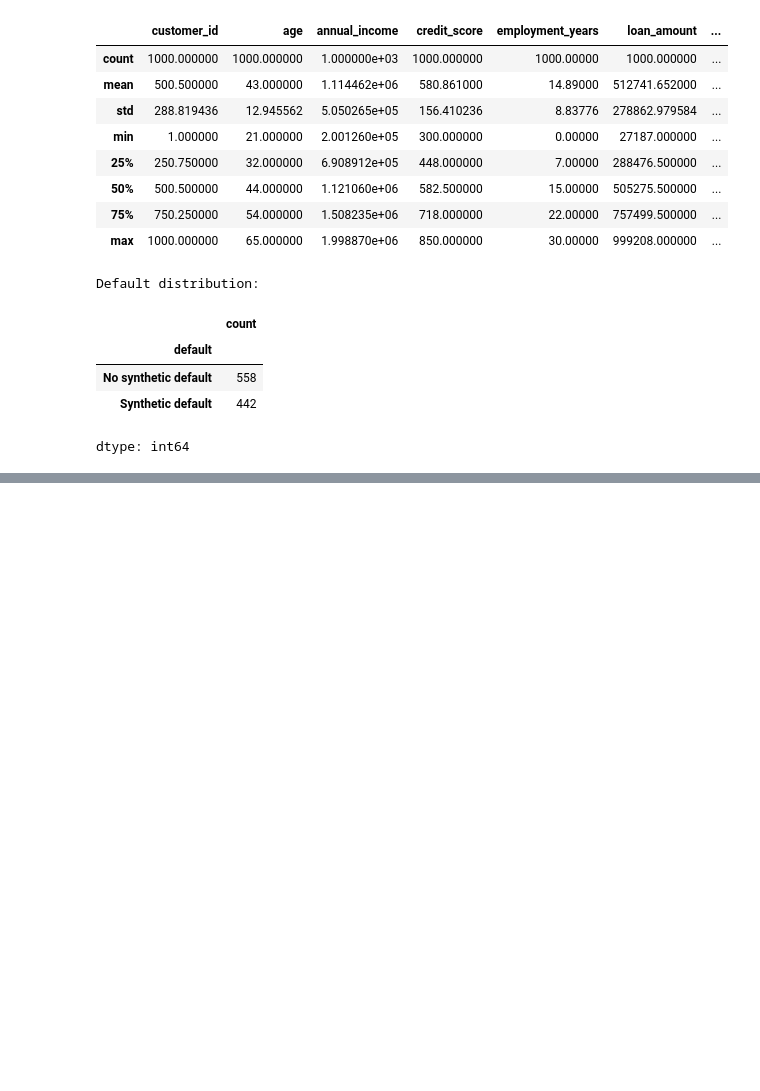
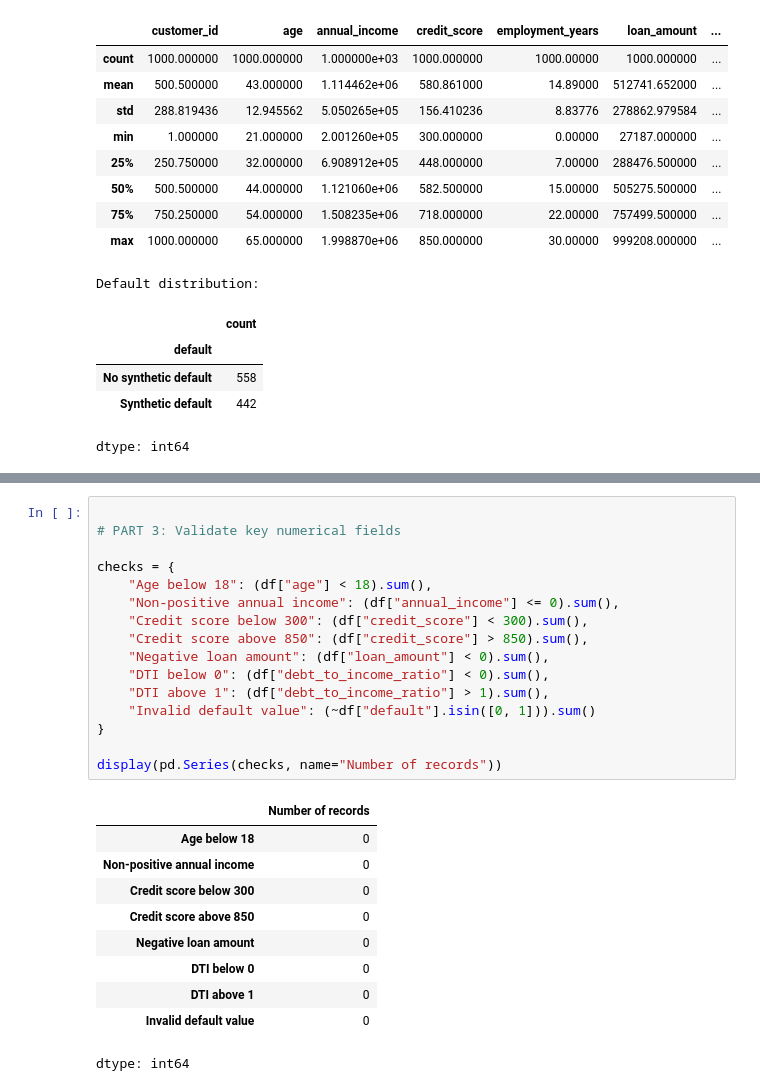
Before and after one commit to dhruvizaveri08/credit-risk-analysis, a Jupyter notebook: notebooks/01_credit_risk_data.ipynb, the cells around one changed output, grey strips where cells are left out. Saved outputs shown, nothing was run; the diff lists cells and outputs as text; blank space fills up the shorter version.

```diff
--- a/notebooks/01_credit_risk_data.ipynb
+++ b/notebooks/01_credit_risk_data.ipynb
@@ -97,0 +169,27 @@ dtype: int64
+# %%
+
+# PART 3: Validate key numerical fields
+
+checks = {
+    "Age below 18": (df["age"] < 18).sum(),
+    "Non-positive annual income": (df["annual_income"] <= 0).sum(),
+    "Credit score below 300": (df["credit_score"] < 300).sum(),
+    "Credit score above 850": (df["credit_score"] > 850).sum(),
+    "Negative loan amount": (df["loan_amount"] < 0).sum(),
+    "DTI below 0": (df["debt_to_income_ratio"] < 0).sum(),
+    "DTI above 1": (df["debt_to_income_ratio"] > 1).sum(),
+    "Invalid default value": (~df["default"].isin([0, 1])).sum()
+}
+
+display(pd.Series(checks, name="Number of records"))
+# %% [output]
+|  | Number of records |
+| Age below 18 | 0 |
+| Non-positive annual income | 0 |
+| Credit score below 300 | 0 |
+| Credit score above 850 | 0 |
+| Negative loan amount | 0 |
+| DTI below 0 | 0 |
+| DTI above 1 | 0 |
+| Invalid default value | 0 |
+dtype: int64
```
Also changed, not shown: parts of 11 cells of this notebook.
